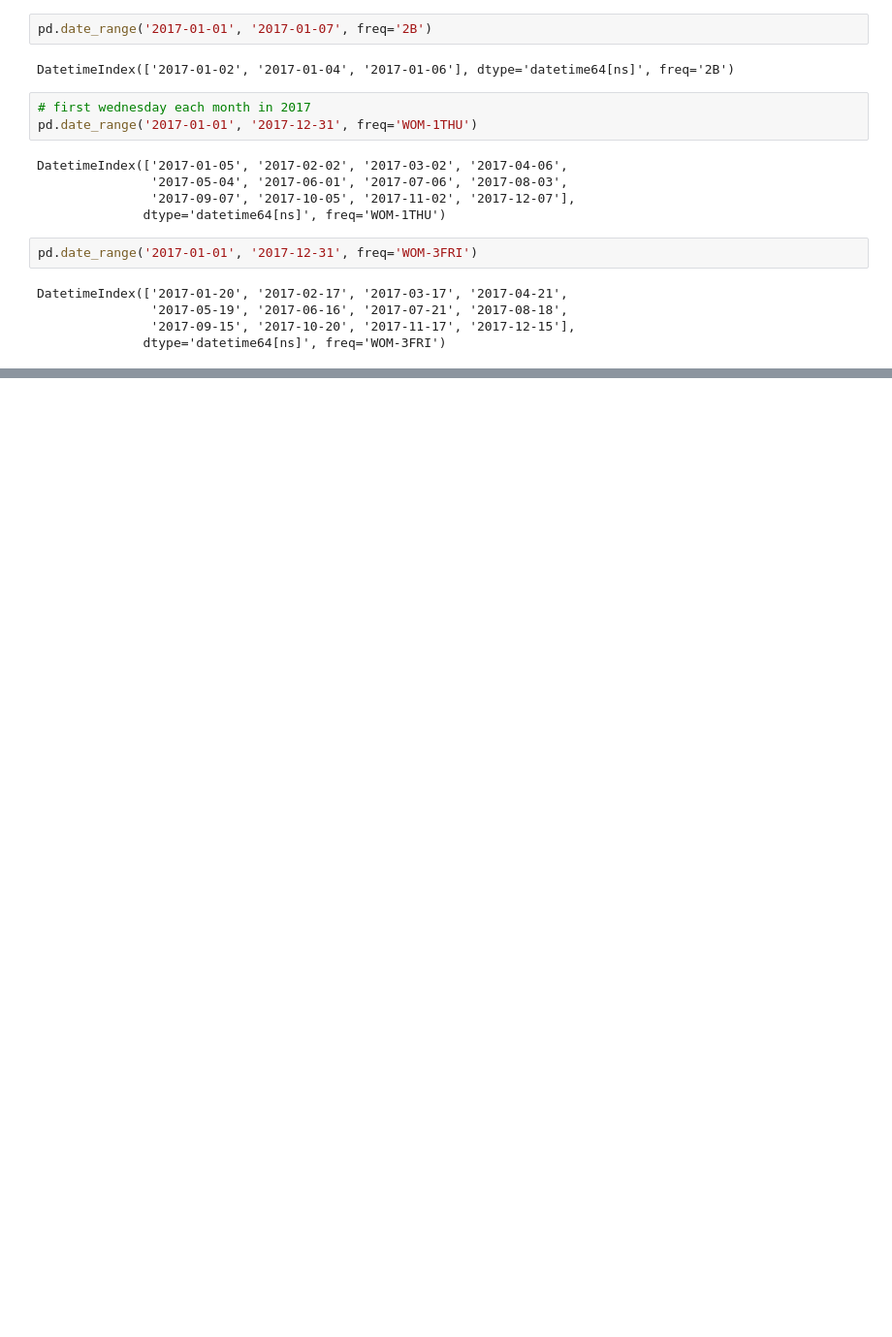
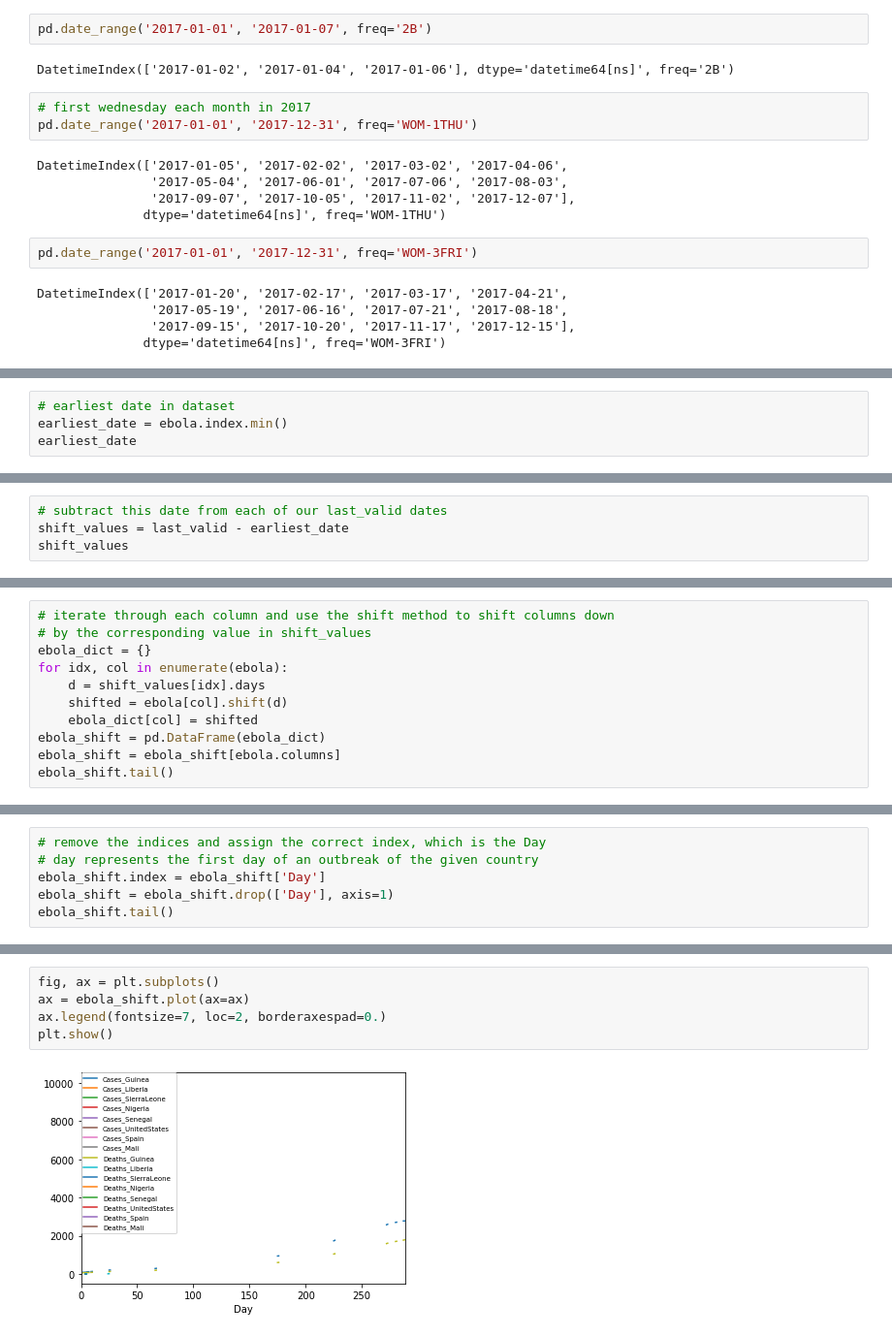
Before and after one commit to davetlewis-van/pandas_for_everyone, a Jupyter notebook: notebooks/Chapter 11.ipynb, the cells around one changed output, grey strips where cells are left out. Shown at 97% size. Saved outputs shown, nothing was run; the diff lists cells and outputs as text; blank space fills up the shorter version.

```diff
--- a/notebooks/Chapter 11.ipynb
+++ b/notebooks/Chapter 11.ipynb
@@ -413,0 +521,4 @@ DatetimeIndex(['2017-01-20', '2017-02-17', '2017-03-17', '2017-04-21',
+# %%
+# earliest date in dataset
+earliest_date = ebola.index.min()
+earliest_date
@@ -413,0 +527,4 @@ DatetimeIndex(['2017-01-20', '2017-02-17', '2017-03-17', '2017-04-21',
+# %%
+# subtract this date from each of our last_valid dates
+shift_values = last_valid - earliest_date
+shift_values
@@ -413,0 +548,11 @@ DatetimeIndex(['2017-01-20', '2017-02-17', '2017-03-17', '2017-04-21',
+# %%
+# iterate through each column and use the shift method to shift columns down
+# by the corresponding value in shift_values
+ebola_dict = {}
+for idx, col in enumerate(ebola):
+    d = shift_values[idx].days
+    shifted = ebola[col].shift(d)
+    ebola_dict[col] = shifted
+ebola_shift = pd.DataFrame(ebola_dict)
+ebola_shift = ebola_shift[ebola.columns]
+ebola_shift.tail()
@@ -413,0 +567,6 @@ DatetimeIndex(['2017-01-20', '2017-02-17', '2017-03-17', '2017-04-21',
+# %%
+# remove the indices and assign the correct index, which is the Day
+# day represents the first day of an outbreak of the given country
+ebola_shift.index = ebola_shift['Day']
+ebola_shift = ebola_shift.drop(['Day'], axis=1)
+ebola_shift.tail()
@@ -413,0 +581,7 @@ DatetimeIndex(['2017-01-20', '2017-02-17', '2017-03-17', '2017-04-21',
+# %%
+fig, ax = plt.subplots()
+ax = ebola_shift.plot(ax=ax)
+ax.legend(fontsize=7, loc=2, borderaxespad=0.)
+plt.show()
+# %% [output]
+[figure, added]
```
Also changed, not shown: parts of 31 cells of this notebook, 3 other files.
